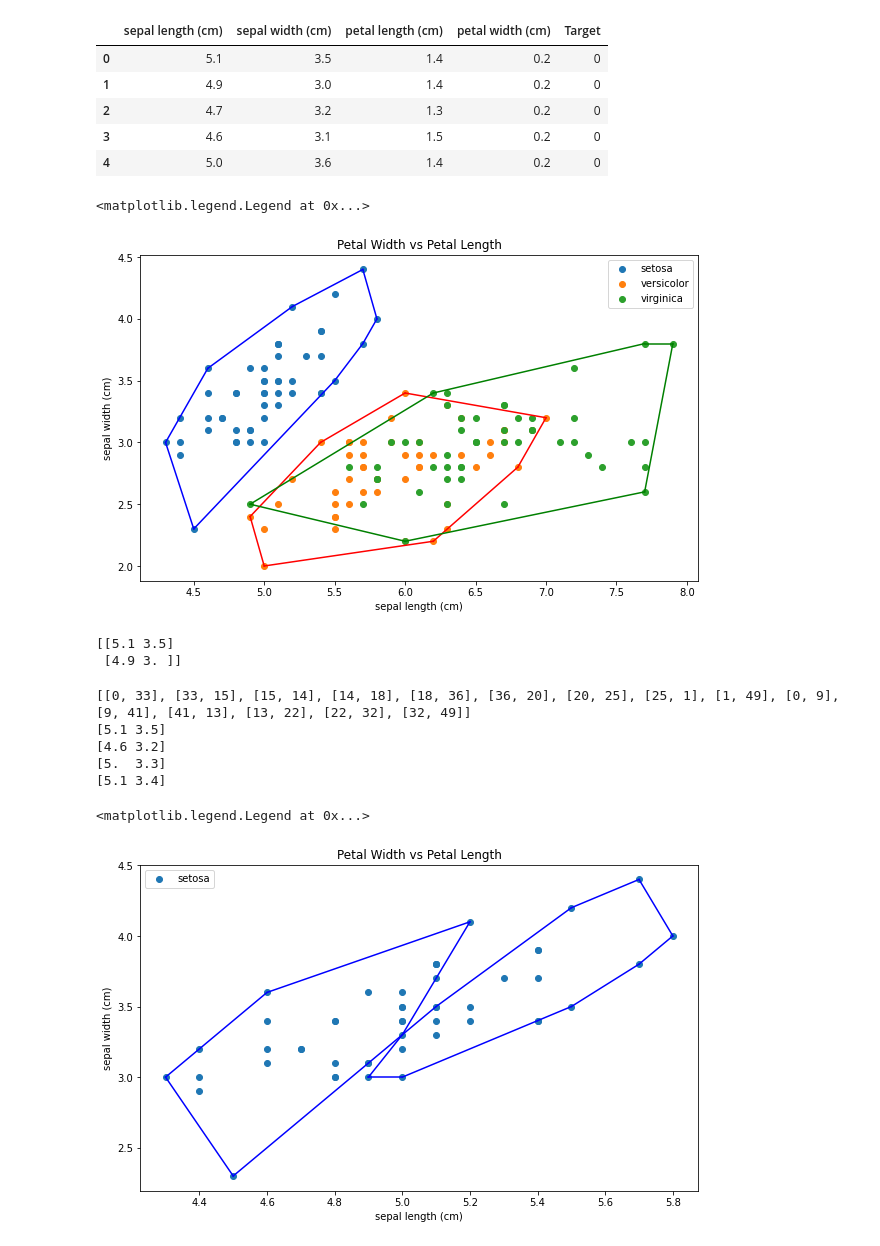
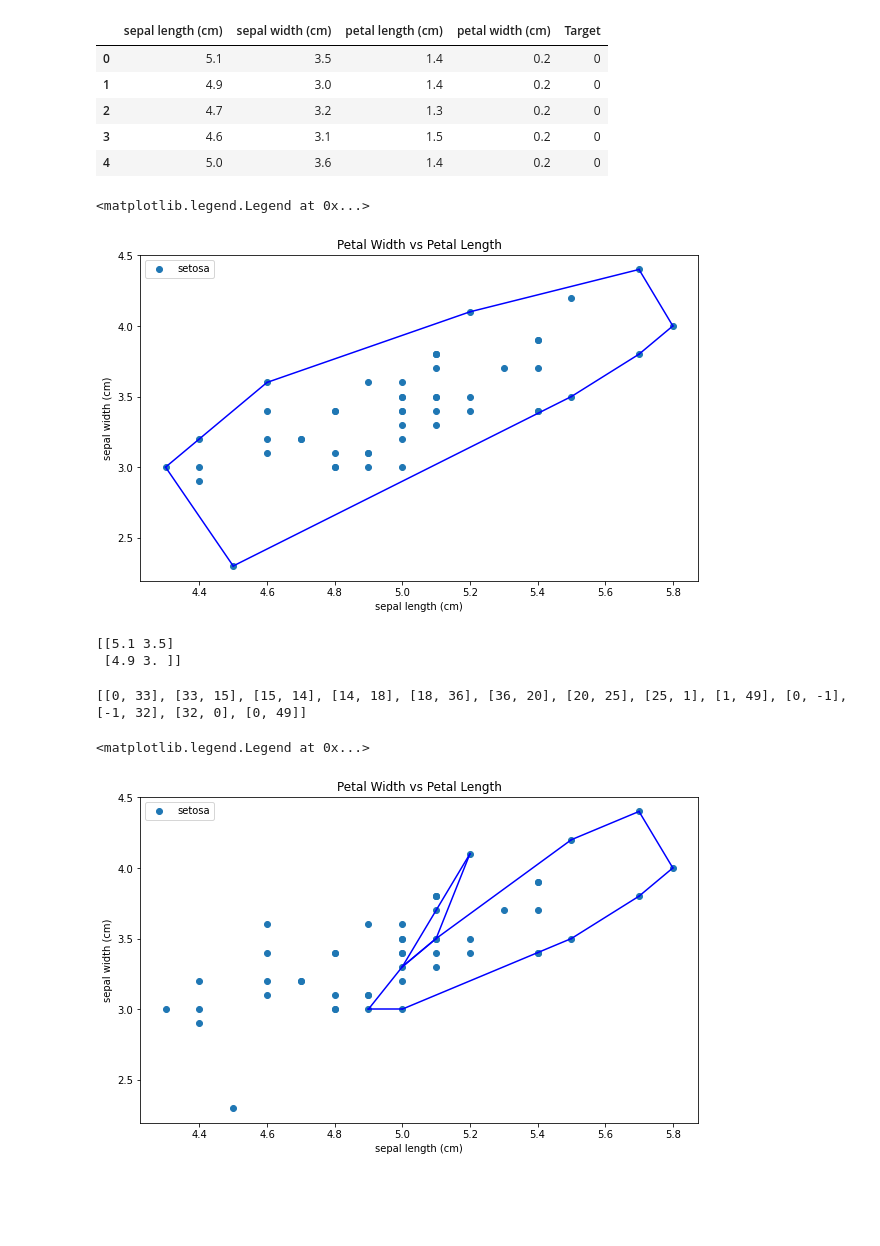
Before and after one commit to Amike31/LINIER_SEPARABILITY_TEST, a Jupyter notebook: src/convex.ipynb, the cells around one changed output. Cells and saved outputs as stored; diff of their text form; code cells hidden in the pictures; blank space fills up the shorter version.

```diff
--- a/src/convex.ipynb
+++ b/src/convex.ipynb
@@ -20,25 +22,27 @@ df.head()
 # %%
 #visualisasi hasil ConvexHull
 import matplotlib.pyplot as plt
 from scipy.spatial import ConvexHull
 from initHull import *
 plt.figure(figsize = (10, 6))
 colors = ['b','r','g']
 plt.title('Petal Width vs Petal Length')
 plt.xlabel(data.feature_names[0])
 plt.ylabel(data.feature_names[1])
 for i in range(len(data.target_names)):
+    if i==1:
+        break
     bucket = df[df['Target'] == i]              # untuk mengambil data dengan target yang seragam
     bucket = bucket.iloc[:,[0,1]].values        # untuk mendapatkan aray berupa posisi x dan y, berukuran n x 2, n adalah banyak datasort
     hull = ConvexHull(bucket)                  # bagian ini diganti dengan hasil implementasi ConvexHull Divide & Conquer
     # simplice = NewConvexHull(bucket)
     plt.scatter(bucket[:, 0], bucket[:, 1], label=data.target_names[i])
     for simplex in hull.simplices:
         plt.plot(bucket[simplex, 0], bucket[simplex, 1], colors[i])
 plt.legend()
 # %% [output]
 <matplotlib.legend.Legend at 0x...>
-[figure, old version]
+[figure, new version]
 # %%
 bucket = df[df['Target'] == 0]              # untuk mengambil data dengan target yang seragam
 bucket = bucket.iloc[:,[0,1]].values
@@ -214,10 +218,6 @@ for simplec in simplex:
     plt.plot(bucket[simplec, 0], bucket[simplec, 1], colors[0])
 plt.legend()
 # %% [output]
-[[0, 33], [33, 15], [15, 14], [14, 18], [18, 36], [36, 20], [20, 25], [25, 1], [1, 49], [0, 9], [9, 41], [41, 13], [13, 22], [22, 32], [32, 49]]
-[5.1 3.5]
-[4.6 3.2]
-[5.  3.3]
-[5.1 3.4]
+[[0, 33], [33, 15], [15, 14], [14, 18], [18, 36], [36, 20], [20, 25], [25, 1], [1, 49], [0, -1], [-1, 32], [32, 0], [0, 49]]
 <matplotlib.legend.Legend at 0x...>
-[figure, old version]
+[figure, new version]
```
Also changed, not shown: parts of 1 cell of this notebook, 6 other files.
